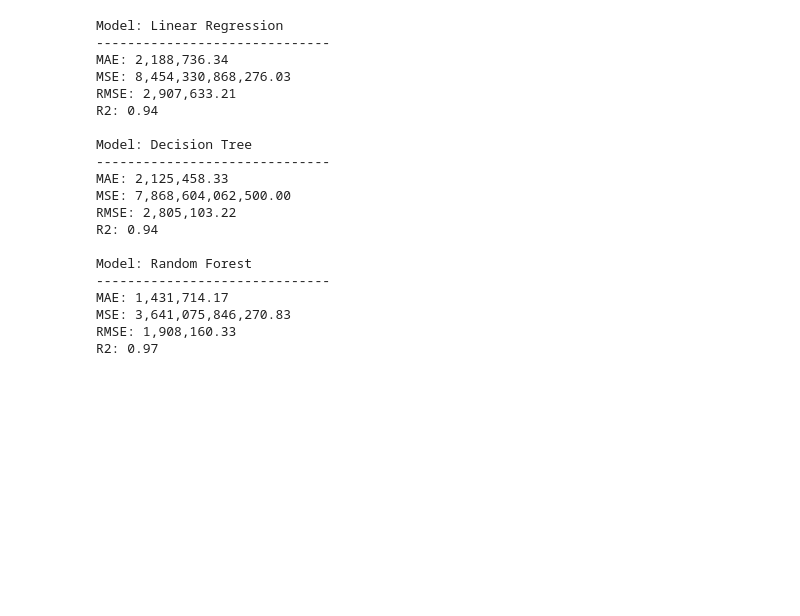
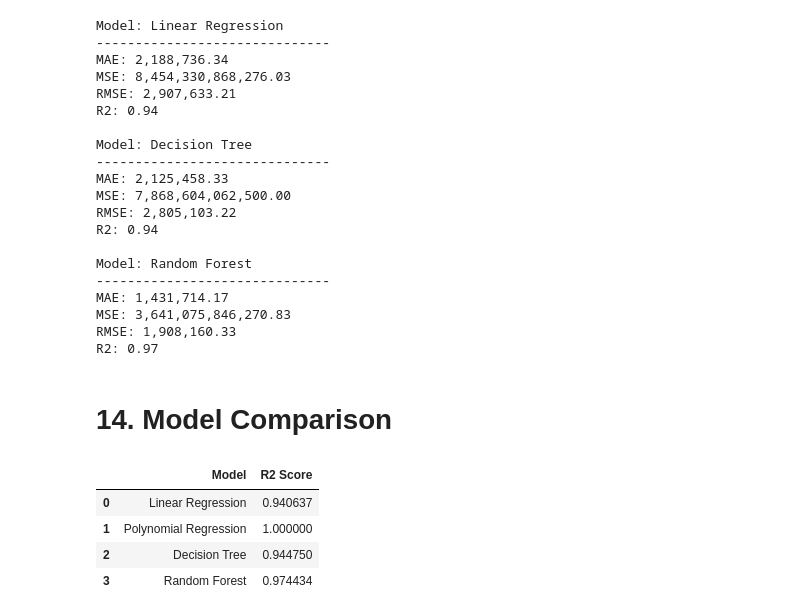
Before and after one commit to Dhanashree03-c/DataScienceProjects, a Jupyter notebook: home_price_prediction_week9/notebook/house_price_prediction.ipynb, the cells around one changed output. Saved outputs shown, nothing was run; the diff lists cells and outputs as text; code cells hidden in the pictures; blank space fills up the shorter version.

```diff
--- a/home_price_prediction_week9/notebook/house_price_prediction.ipynb
+++ b/home_price_prediction_week9/notebook/house_price_prediction.ipynb
@@ -239,3 +294,28 @@ MAE: 1,431,714.17
 MSE: 3,641,075,846,270.83
 RMSE: 1,908,160.33
 R2: 0.97
+# %% [markdown]
+# 14. Model Comparison
+# %%
+results = pd.DataFrame({
+    "Model": [
+        "Linear Regression",
+        "Polynomial Regression",
+        "Decision Tree",
+        "Random Forest"
+    ],
+    "R2 Score": [
+        lr_metrics["R2"],
+        poly_metrics["R2"],
+        dt_metrics["R2"],
+        rf_metrics["R2"]
+    ]
+})
+
+results
+# %% [output]
+|  | Model | R2 Score |
+| 0 | Linear Regression | 0.940637 |
+| 1 | Polynomial Regression | 1.000000 |
+| 2 | Decision Tree | 0.944750 |
+| 3 | Random Forest | 0.974434 |
```
Also changed, not shown: parts of 24 cells of this notebook, 1 other file.
